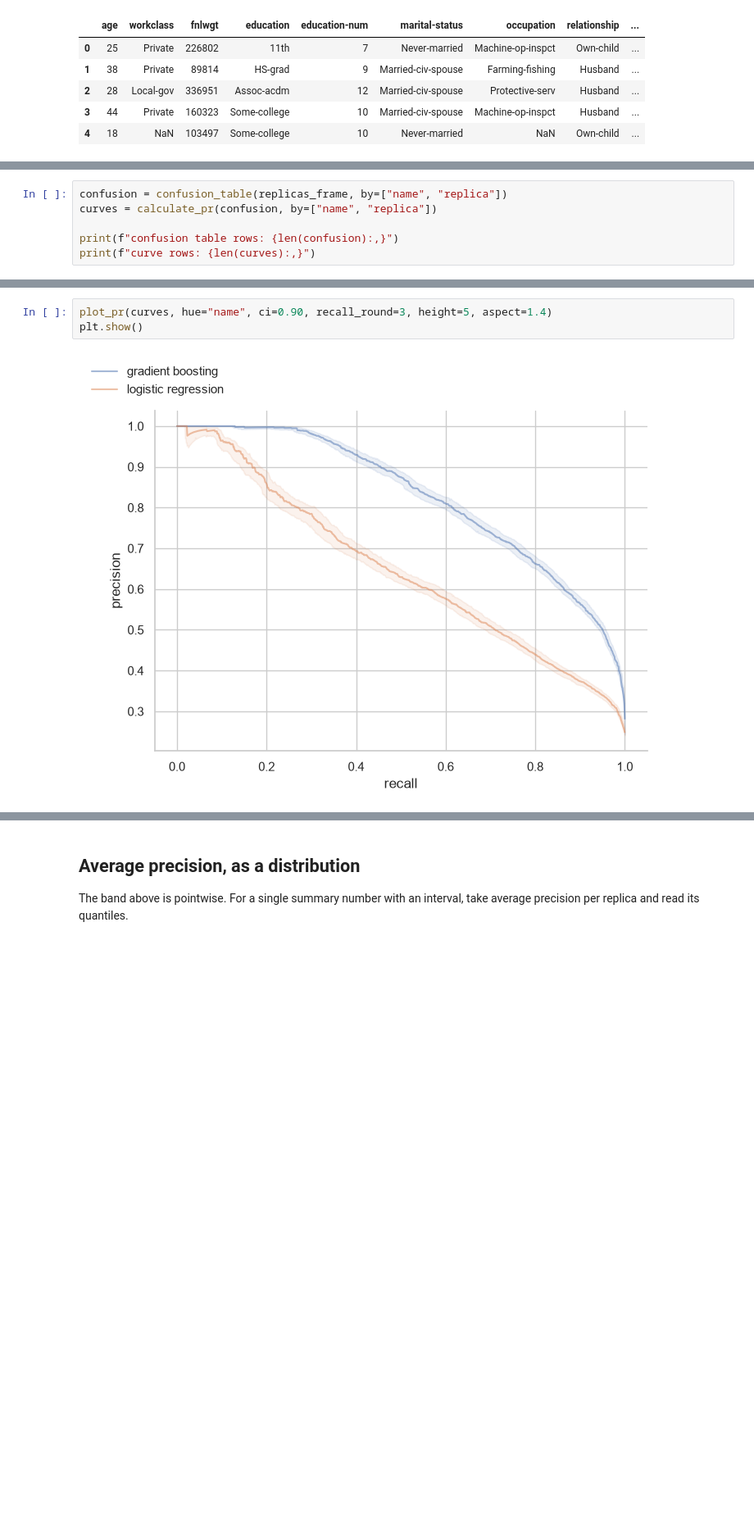
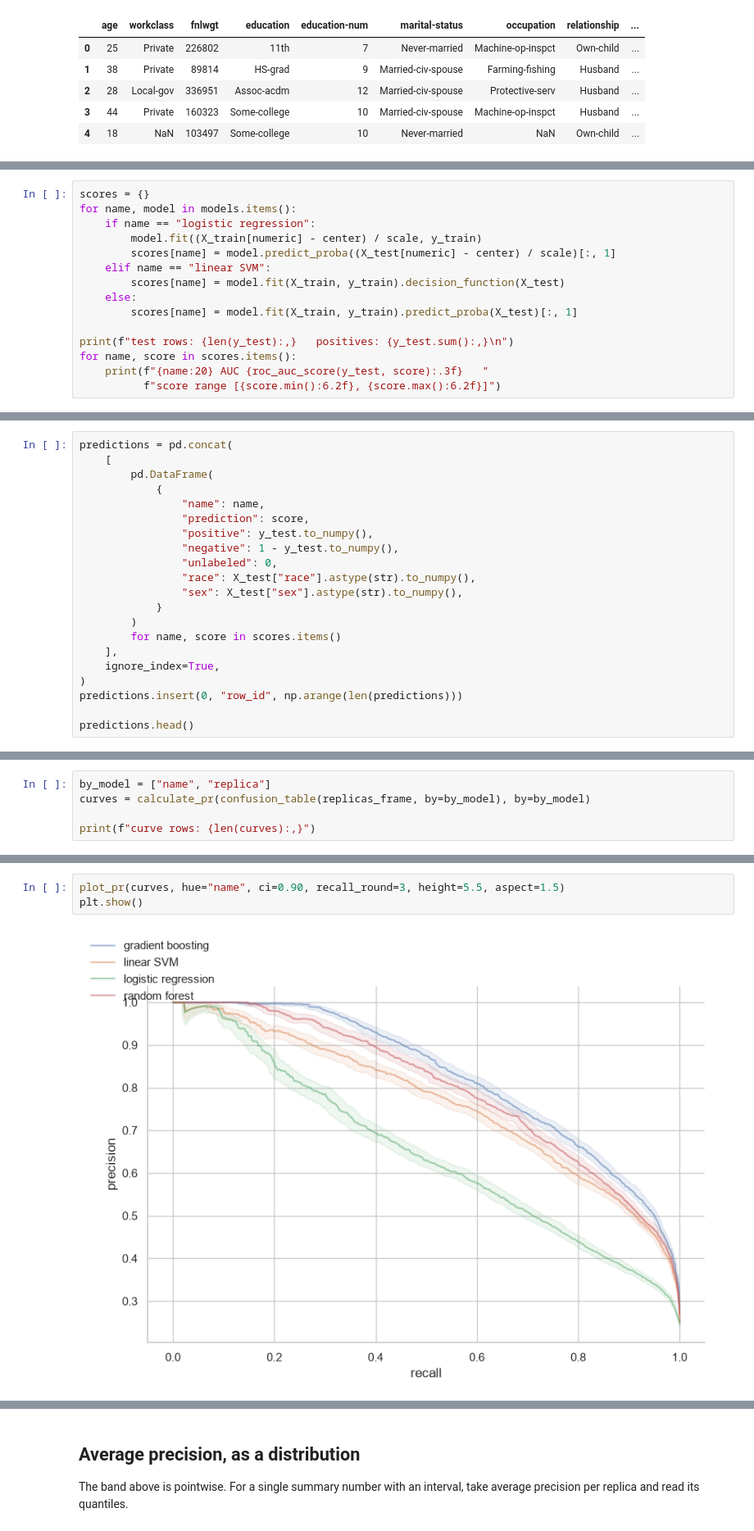
Before and after one commit to hamed/replicas, a Jupyter notebook: examples/census_income.ipynb, the cells around one changed output, grey strips where cells are left out. Shown at 82% size. Saved outputs shown, nothing was run; the diff lists cells and outputs as text; blank space fills up the shorter version.

```diff
--- a/examples/census_income.ipynb
+++ b/examples/census_income.ipynb
@@ -103,0 +126,15 @@ logistic regression AUC: 0.831
+# %%
+scores = {}
+for name, model in models.items():
+    if name == "logistic regression":
+        model.fit((X_train[numeric] - center) / scale, y_train)
+        scores[name] = model.predict_proba((X_test[numeric] - center) / scale)[:, 1]
+    elif name == "linear SVM":
+        scores[name] = model.fit(X_train, y_train).decision_function(X_test)
+    else:
+        scores[name] = model.fit(X_train, y_train).predict_proba(X_test)[:, 1]
+
+print(f"test rows: {len(y_test):,}   positives: {y_test.sum():,}\n")
+for name, score in scores.items():
+    print(f"{name:20} AUC {roc_auc_score(y_test, score):.3f}   "
+          f"score range [{score.min():6.2f}, {score.max():6.2f}]")
@@ -146,0 +171,21 @@ predictions.head()
+# %%
+predictions = pd.concat(
+    [
+        pd.DataFrame(
+            {
+                "name": name,
+                "prediction": score,
+                "positive": y_test.to_numpy(),
+                "negative": 1 - y_test.to_numpy(),
+                "unlabeled": 0,
+                "race": X_test["race"].astype(str).to_numpy(),
+                "sex": X_test["sex"].astype(str).to_numpy(),
+            }
+        )
+        for name, score in scores.items()
+    ],
+    ignore_index=True,
+)
+predictions.insert(0, "row_id", np.arange(len(predictions)))
+
+predictions.head()
@@ -203,7 +258,6 @@ the grouping. That is the whole API: bootstrap once, then group by `replica`.
 # %%
-confusion = confusion_table(replicas_frame, by=["name", "replica"])
-curves = calculate_pr(confusion, by=["name", "replica"])
+by_model = ["name", "replica"]
+curves = calculate_pr(confusion_table(replicas_frame, by=by_model), by=by_model)
 
-print(f"confusion table rows: {len(confusion):,}")
 print(f"curve rows: {len(curves):,}")
 # %% [output]
@@ -218,6 +271,6 @@ taken, which is what keeps the band continuous rather than sparse.
 # %%
-plot_pr(curves, hue="name", ci=0.90, recall_round=3, height=5, aspect=1.4)
+plot_pr(curves, hue="name", ci=0.90, recall_round=3, height=5.5, aspect=1.5)
 plt.show()
 # %% [output]
-[figure, old version]
+[figure, new version]
 # %% [markdown]
```
Also changed, not shown: parts of 40 cells of this notebook, 2 other files.
